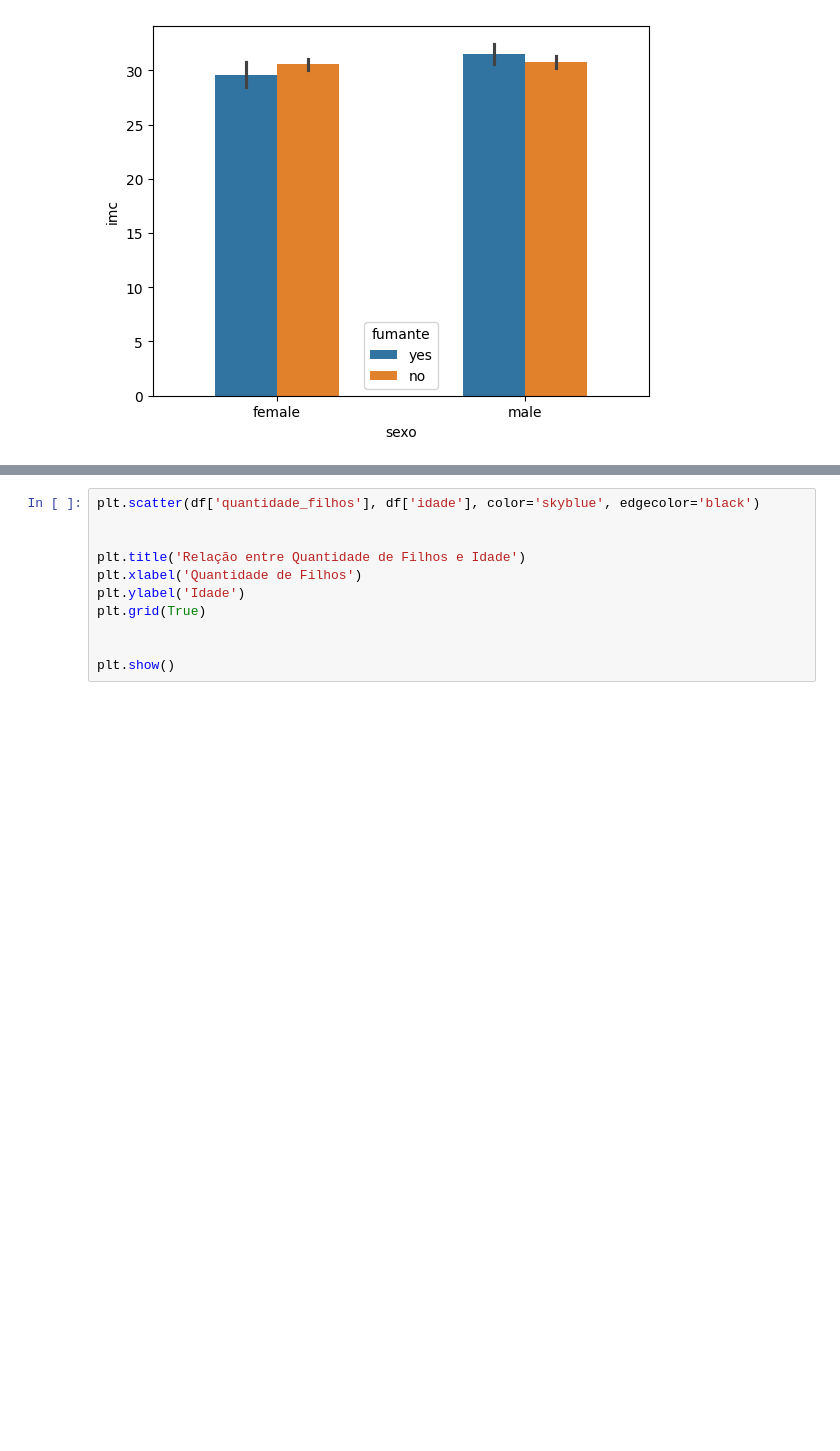
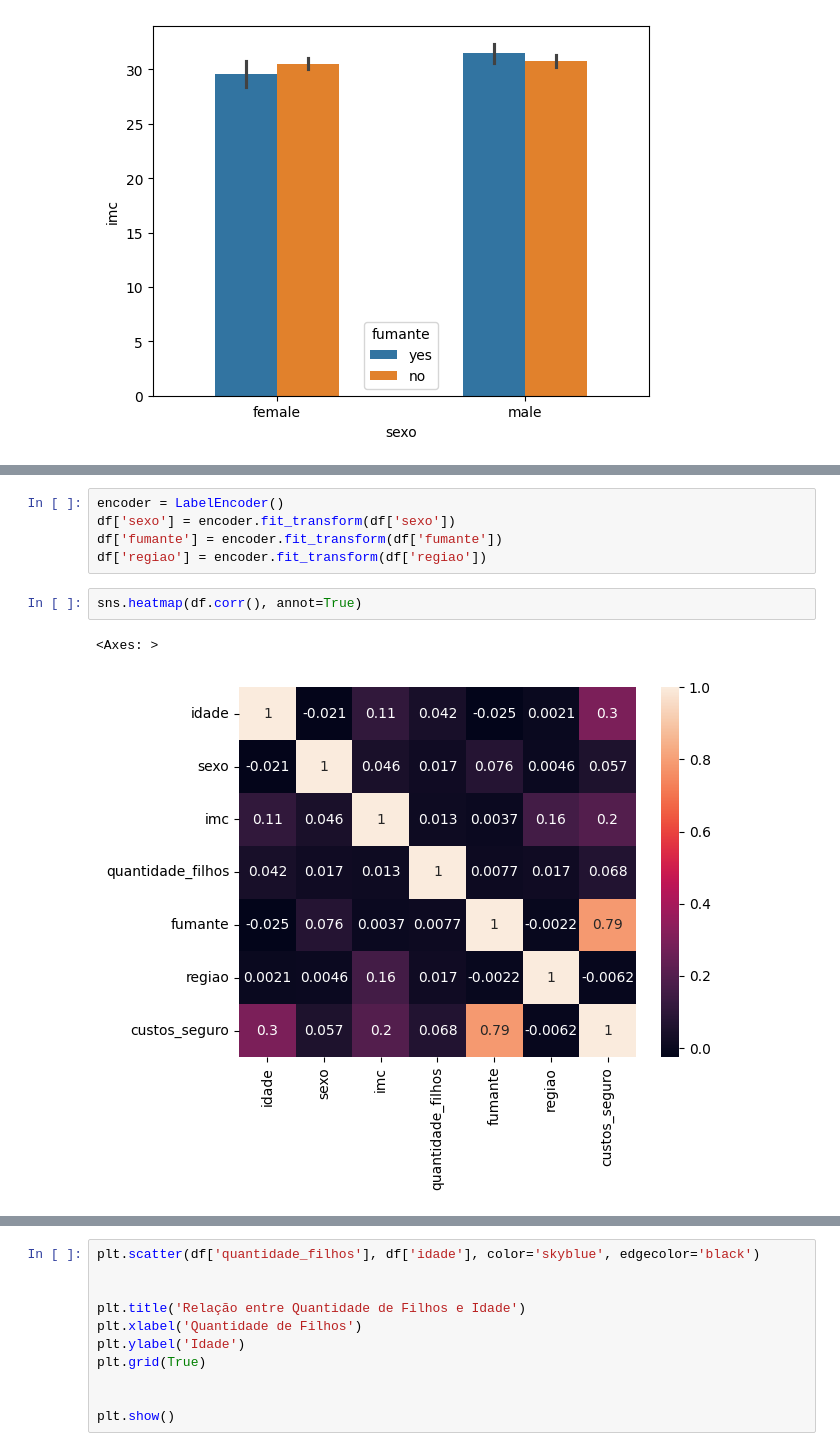
Before and after one commit to DataEtnos/DataEtnos, a Jupyter notebook: TREINOS_DE_REGRESSÃO_LINEAR.ipynb, the cells around one changed output, grey strips where cells are left out. Drawn from its saved outputs; the diff is of its cells as text; blank space fills up the shorter version.

```diff
--- a/TREINOS_DE_REGRESSÃO_LINEAR.ipynb
+++ b/TREINOS_DE_REGRESSÃO_LINEAR.ipynb
@@ -129,0 +124,10 @@ lineplot = sns.lineplot(data=df, x='quantidade_filhos', y='custos_seguro', hue='
+# %%
+encoder = LabelEncoder()
+df['sexo'] = encoder.fit_transform(df['sexo'])
+df['fumante'] = encoder.fit_transform(df['fumante'])
+df['regiao'] = encoder.fit_transform(df['regiao'])
+# %%
+sns.heatmap(df.corr(), annot=True)
+# %% [output]
+<Axes: >
+[figure, added]
```
Also changed, not shown: parts of 12 cells of this notebook.
